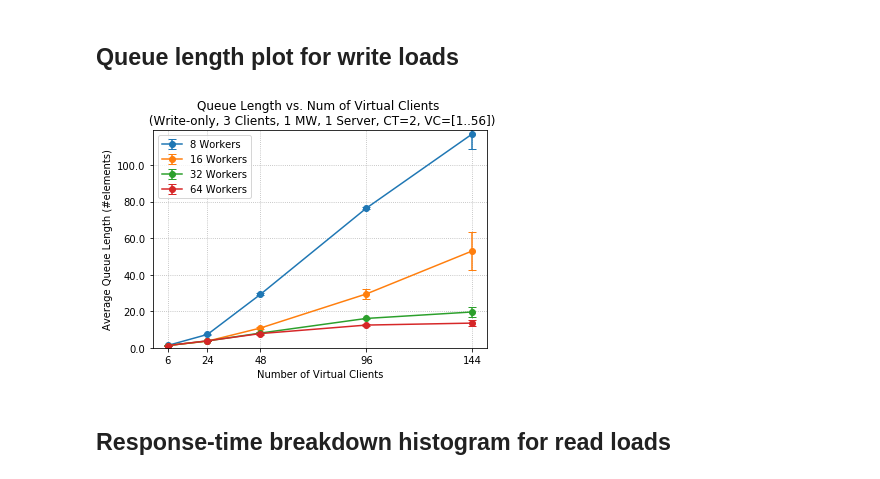
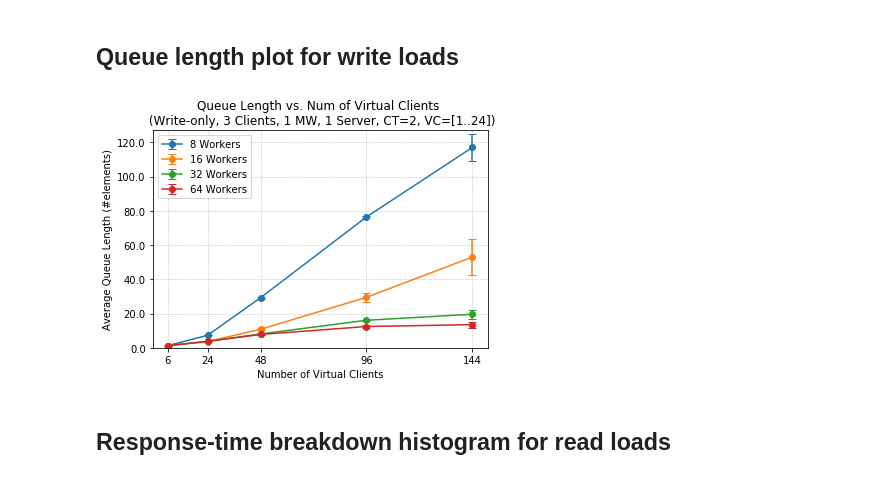
Before and after one commit to florianmorath/ASL_project, a Jupyter notebook: scripts/2_BaselineWithMW/plot_mw-logs_one_mw.ipynb, the cells around one changed output. Drawn from its saved outputs; the diff is of its cells as text; code cells hidden in the pictures.

```diff
--- a/scripts/2_BaselineWithMW/plot_mw-logs_one_mw.ipynb
+++ b/scripts/2_BaselineWithMW/plot_mw-logs_one_mw.ipynb
@@ -242,32 +242,32 @@ f.savefig("/Users/florianmorath/Desktop/ASL_project/scripts/2_BaselineWithMW/pro
 ## Queue length plot for write loads
 # %%
 f = plt.figure()
-plt.title("Queue Length vs. Num of Virtual Clients \n (Write-only, 3 Clients, 1 MW, 1 Server, CT=2, VC=[1..56])")
+plt.title("Queue Length vs. Num of Virtual Clients \n (Write-only, 3 Clients, 1 MW, 1 Server, CT=2, VC=[1..24])")
 
 for worker in worker_list:
     # extract values of interest
     df_ql_cut = df_ql[(df_ql.worker == worker)]
 
     vcs = df_ql_cut['client']
     tps = df_ql_cut['write_queueLength']
     std = df_ql_cut['write_queueLength_std']
 
     plt.errorbar(x = vcs, y = tps, yerr = std, label = "{} Workers".format(worker), capsize = 4, marker='o')
 
 plt.grid(linestyle = "dotted")
 plt.ylabel("Average Queue Length (#elements)")
 plt.xlabel("Number of Virtual Clients")
 plt.xticks([0] + np.array(vcs))
-plt.ylim(bottom=0, top=np.max(df_ql['write_queueLength'])+2)
+plt.ylim(bottom=0, top=np.max(df_ql['write_queueLength'])+10)
 plt.legend()
 
 ax = plt.gca()
 ax.yaxis.set_major_formatter(tick.FuncFormatter(y_fmt))
 
 plt.show()
 f.savefig("/Users/florianmorath/Desktop/ASL_project/scripts/2_BaselineWithMW/processed_data/one_mw/"+date+"/one_mw_queuelength_write.png", dpi = 150)
 # %% [output]
-[figure, old version]
+[figure, new version]
 # %% [markdown]
 ## Response-time breakdown histogram for read loads
 # %%
```
Also changed, not shown: parts of 3 cells of this notebook, 8 other files.
